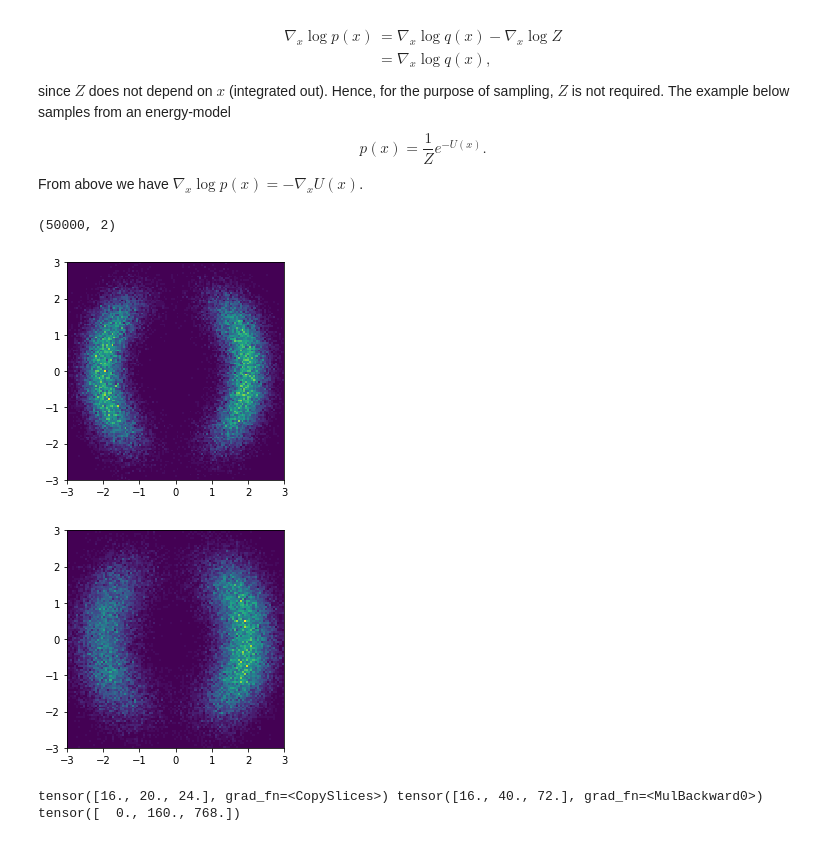
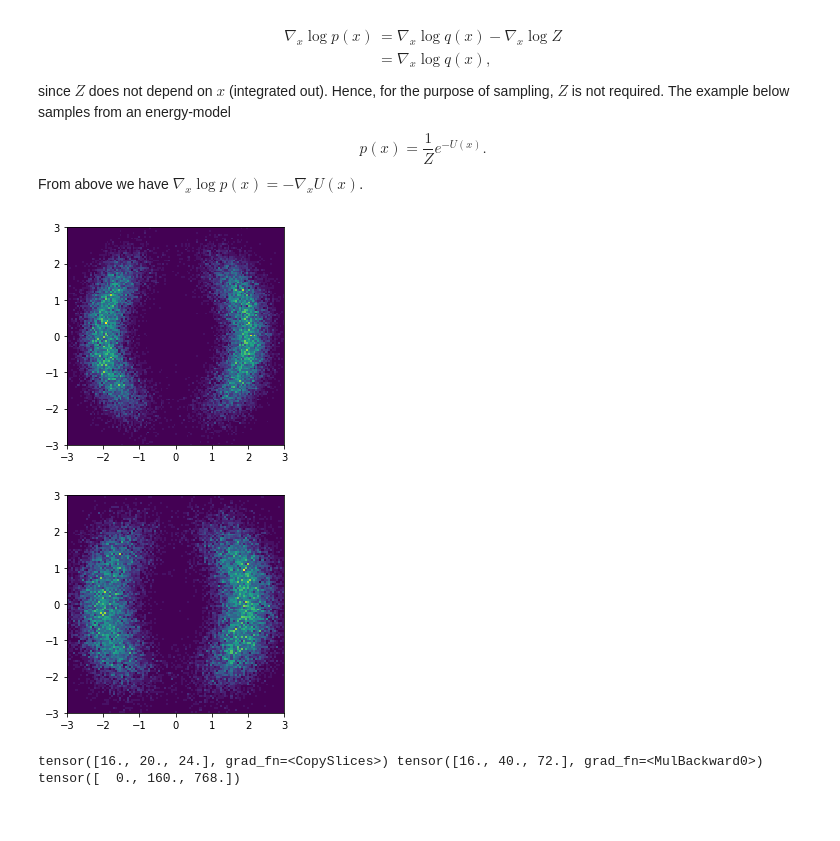
Before and after one commit to cheind/score-matching, a Jupyter notebook: notebooks/Langevin_Monte_Carlo.ipynb, the cells around one changed output. Saved outputs shown, nothing was run; the diff lists cells and outputs as text; code cells hidden in the pictures.

```diff
--- a/notebooks/Langevin_Monte_Carlo.ipynb
+++ b/notebooks/Langevin_Monte_Carlo.ipynb
@@ -66,7 +58,7 @@ def grad_logp_fn(x:torch.Tensor)->torch.Tensor:
   grads = torch.autograd.grad(pi.log_prob(x).sum(), x)
   return grads[0]
 
-g = iterate_langevin(grad_logp_fn, x0, tau=1e-2, burnin=100)
+g = langevin.iterate_ula(grad_logp_fn, x0, tau=1e-2, n_burnin=100)
 
 for x in itertools.islice(g, 100):
   plt.xlim(-10, 10)
@@ -112,11 +104,8 @@ def grad_logp(x:torch.Tensor)->torch.Tensor:
   grads = torch.autograd.grad(-u(x).sum(), x)
   return grads[0]
 
-# Multiple samples, after iteration 1001
-x0 = torch.randn(50000,2)
-g = iterate_langevin(grad_logp, x0, tau=1e-2, burnin=1000)
-samples = torch.cat(list(itertools.islice(g, 1)), 0).numpy()
-print(samples.shape)
+x0 = torch.randn(30000,2)
+samples = langevin.ula(grad_logp, x0, n_steps=1, tau=1e-2, n_burnin=1000).view(-1,2).numpy()
 
 plt.hist2d(samples[:,0], samples[:,1], cmap='viridis', rasterized=False, bins=128)
 plt.gca().set_aspect('equal', adjustable='box')
@@ -124,21 +113,20 @@ plt.xlim([-3, 3])
 plt.ylim([-3, 3])
 plt.show()
 # %% [output]
-(50000, 2)
-[figure, old version]
+[figure, new version]
 # %%
 # Same as above, but just one sample bouncing around. Slightly higher tau to allow
 # easier transitions between modes
 x0 = torch.randn(1,2)
-g = iterate_langevin(grad_logp, x0, tau=1e-1, burnin=1000)
-samples = torch.cat(list(itertools.islice(g, 50000)), 0).numpy()
+samples = langevin.ula(grad_logp, x0, n_steps=30000, tau=1e-1, n_burnin=1000)# (Steps,Samples,D)
+samples = samples.view(-1, 2).numpy()
 plt.hist2d(samples[:,0], samples[:,1], cmap='viridis', rasterized=False, bins=128)
 plt.gca().set_aspect('equal', adjustable='box')
 plt.xlim([-3, 3])
 plt.ylim([-3, 3])
 plt.show()
 # %% [output]
-[figure, old version]
+[figure, new version]
 # %%
 from functools import partial
 def f(x,y):
```
Also changed, not shown: parts of 5 cells of this notebook.
